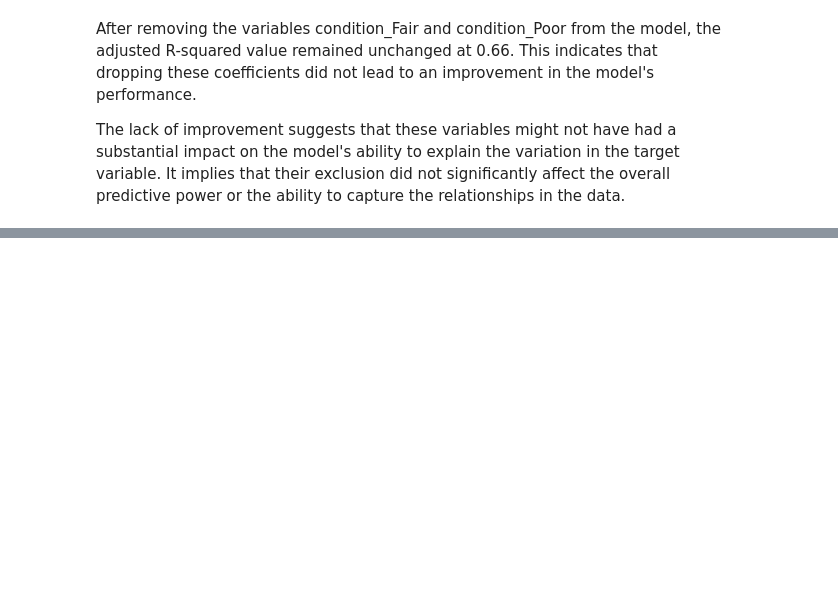
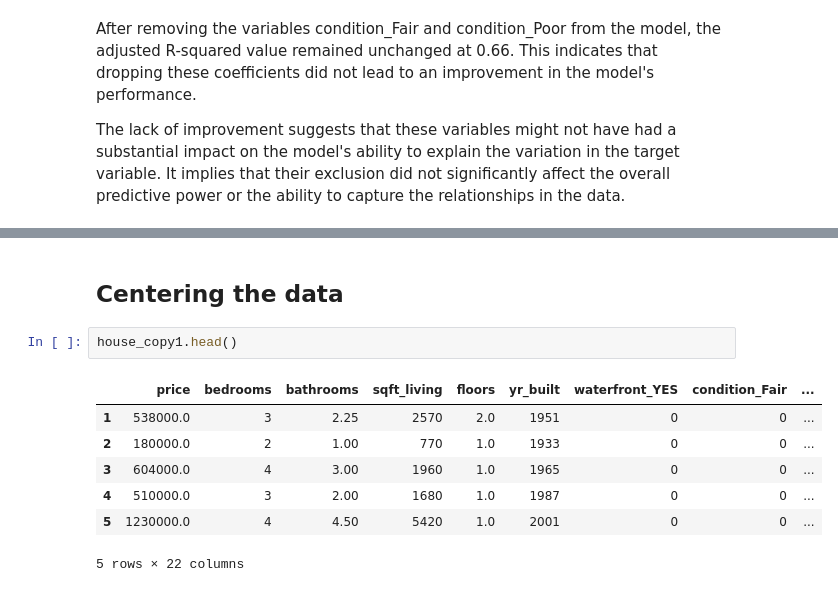
Before and after one commit to AdnanK1/phase-2, a Jupyter notebook: index.ipynb, the cells around one changed output, grey strips where cells are left out. Cells and saved outputs as stored; diff of their text form; blank space fills up the shorter version.

Commit message:
Centering the values to get intercept

```diff
--- a/index.ipynb
+++ b/index.ipynb
@@ -477,0 +482,12 @@ The lack of improvement suggests that these variables might not have had a subst
+# %% [markdown]
+## Centering the data
+# %%
+house_copy1.head()
+# %% [output]
+|  | price | bedrooms | bathrooms | sqft_living | floors | yr_built | waterfront_YES | condition_Fair | ... |
+| 1 | 538000.0 | 3 | 2.25 | 2570 | 2.0 | 1951 | 0 | 0 | ... |
+| 2 | 180000.0 | 2 | 1.00 | 770 | 1.0 | 1933 | 0 | 0 | ... |
+| 3 | 604000.0 | 4 | 3.00 | 1960 | 1.0 | 1965 | 0 | 0 | ... |
+| 4 | 510000.0 | 3 | 2.00 | 1680 | 1.0 | 1987 | 0 | 0 | ... |
+| 5 | 1230000.0 | 4 | 4.50 | 5420 | 1.0 | 2001 | 0 | 0 | ... |
+5 rows × 22 columns
```
Also changed, not shown: parts of 5 cells of this notebook.
